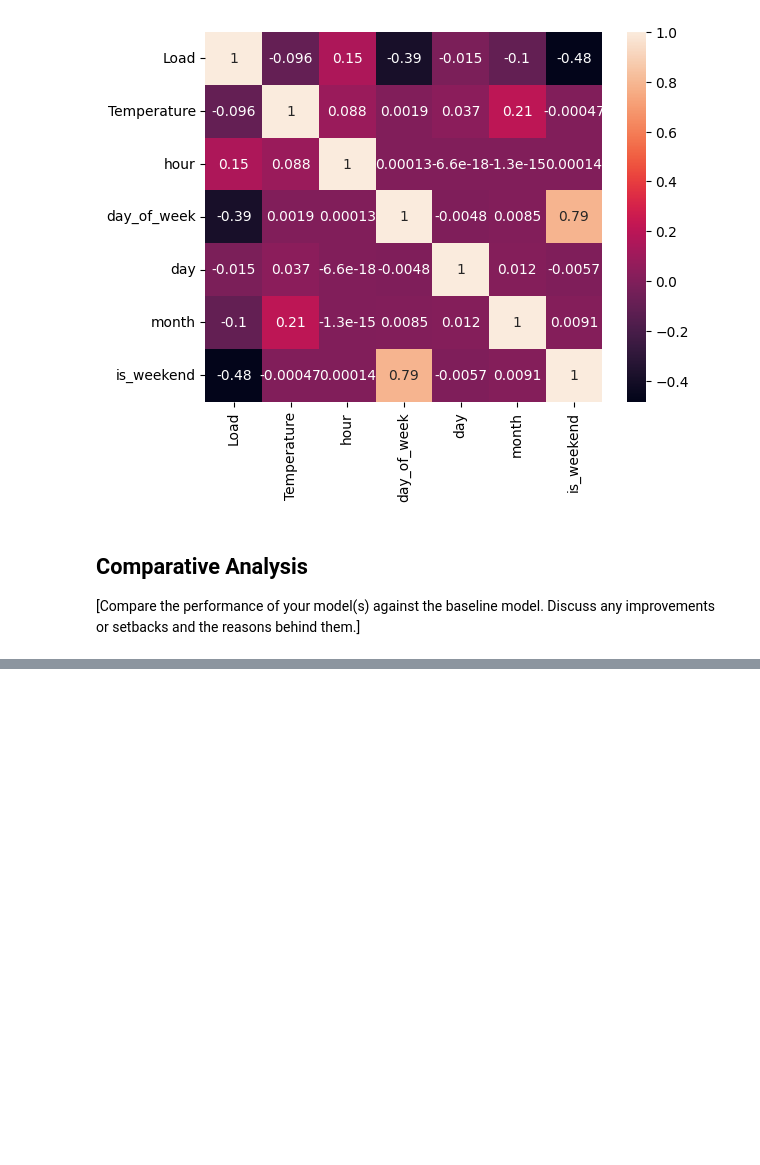
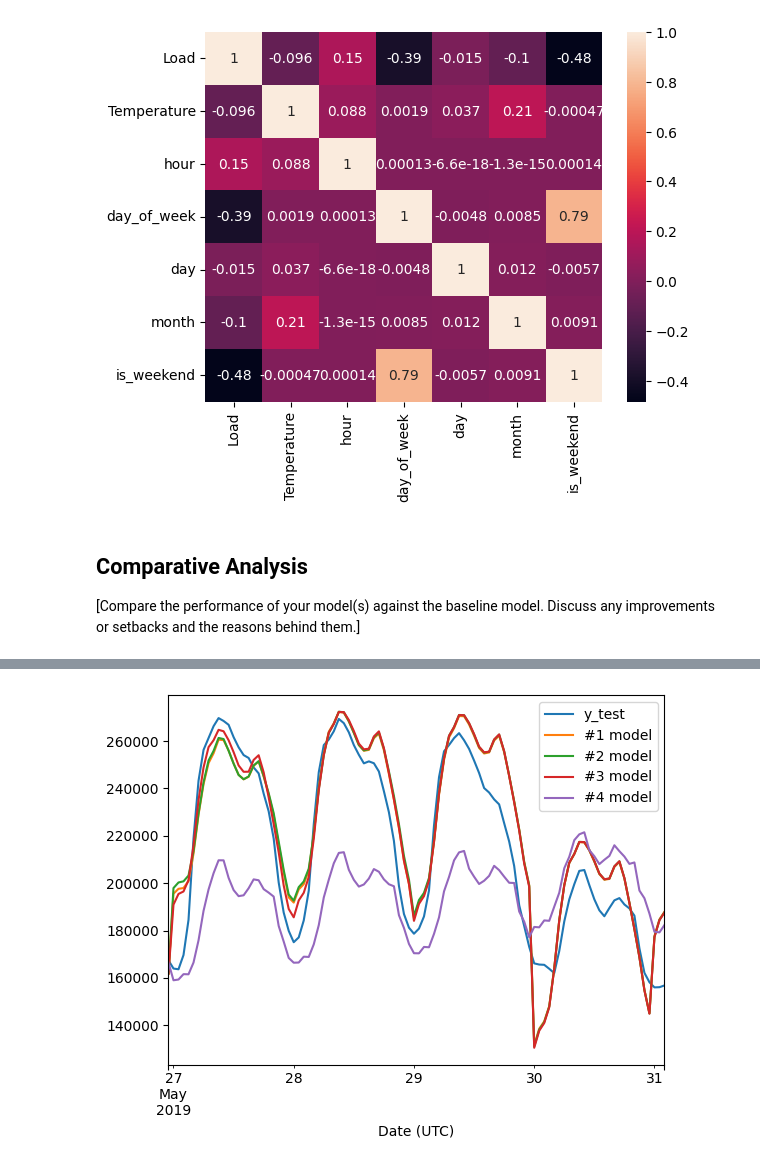
Before and after one commit to EjoelM/Opencampus_SH_TimeSeries_Energy, a Jupyter notebook: 3_Models/arima_test.ipynb, the cells around one changed output, grey strips where cells are left out. Cells and saved outputs as stored; diff of their text form; code cells hidden in the pictures; blank space fills up the shorter version.

```diff
--- a/3_Models/arima_test.ipynb
+++ b/3_Models/arima_test.ipynb
@@ -325,0 +343,7 @@ plt.show()
+# %%
+model_2 = sm.tsa.statespace.SARIMAX(
+    y_train, X_train,
+    order=(1, 0, 1), seasonal_order=(1, 0, 1, 24)
+)
+result_2 = model_2.fit()
+print(result_2.summary())
@@ -325,0 +368,7 @@ plt.show()
+# %%
+model_3 = sm.tsa.statespace.SARIMAX(
+    y_train, X_train,
+    order=(1, 0, 1), seasonal_order=(0, 0, 0, 24)
+)
+result_3 = model_3.fit()
+print(result_3.summary())
@@ -325,0 +393,7 @@ plt.show()
+# %%
+model_4 = sm.tsa.statespace.SARIMAX(
+    y_train, X_train,
+    order=(1, 1, 1), seasonal_order=(1, 0, 1, 24)
+)
+result_4 = model_4.fit()
+print(result_4.summary())
@@ -325,0 +418,19 @@ plt.show()
+# %%
+df_result_1 = result_1.predict(start=len(X_train), end=len(X_train) + len(X_test) - 1, exog=X_test)
+df_result_2 = result_2.predict(start=len(X_train), end=len(X_train) + len(X_test) - 1, exog=X_test)
+df_result_3 = result_3.predict(start=len(X_train), end=len(X_train) + len(X_test) - 1, exog=X_test)
+df_result_4 = result_4.predict(start=len(X_train), end=len(X_train) + len(X_test) - 1, exog=X_test)
+df_result_1.index = X_test.index
+df_result_2.index = X_test.index
+df_result_3.index = X_test.index
+df_result_4.index = X_test.index
+# %%
+time_horizont = 100
+ax = y_test.iloc[:time_horizont].plot()
+df_result_1.iloc[:time_horizont].plot(ax=ax)
+df_result_2.iloc[:time_horizont].plot(ax=ax)
+df_result_3.iloc[:time_horizont].plot(ax=ax)
+df_result_4.iloc[:time_horizont].plot(ax=ax)
+ax.legend(["y_test", "#1 model", '#2 model', '#3 model', '#4 model']);
+# %% [output]
+[figure, added]
```
Also changed, not shown: parts of 13 cells of this notebook.
